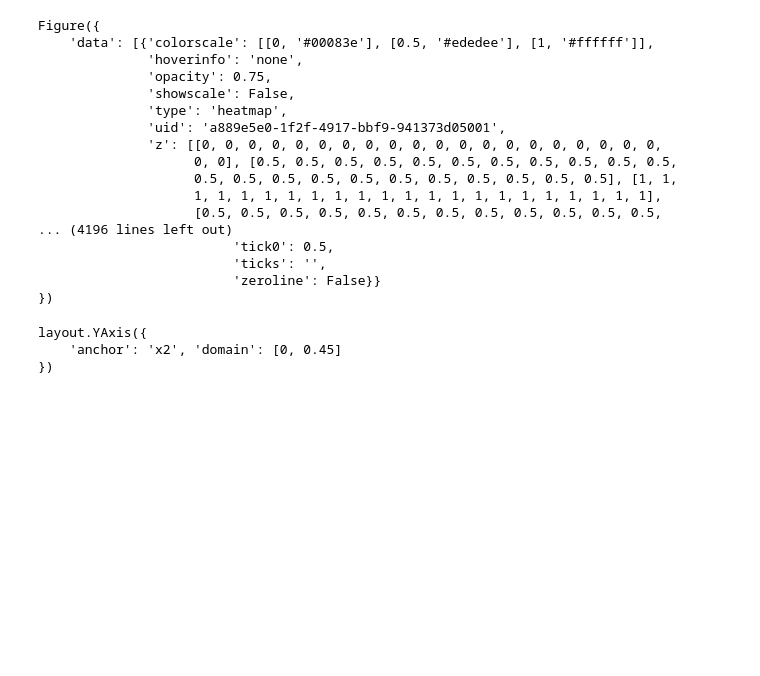
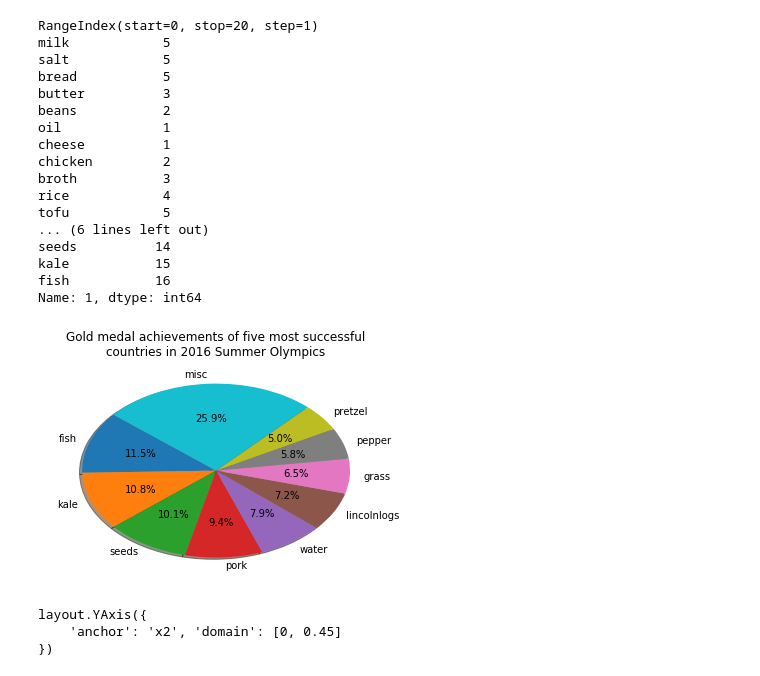
Before and after one commit to kamckeev/cuisine-query, a Jupyter notebook: graph_generator.ipynb, the cells around one changed output. Drawn from its saved outputs; the diff is of its cells as text; code cells hidden in the pictures; blank space fills up the shorter version.

```diff
--- a/graph_generator.ipynb
+++ b/graph_generator.ipynb
@@ -33,4 +33,46 @@ print(df)
 19     72    77    82
 
 [20 rows x 22 columns]
+# %%
+country_data = df["cuisine"]
+medal_data = df.iloc[:,2:]
+
+#cuisine_loc = country_data.str.match("filipino")
+#print(cuisine_loc)
+#select data for a single cuisine, can be looped later
+this_cuisine = country_data.iloc[1]
+this_data = medal_data.iloc[1]
+
+#print(this_data)
+#create subset of largest used ingredients
+subset = this_data.nlargest(9)
+total = this_data.sum() # total count
+misc_data = pd.Series([total - subset.sum()], index = ["misc"]) # get count of remaining ingredients
+subset = subset.append(misc_data)
+
+#print(subset)
+# colors = ["#1f77b4", "#ff7f0e", "#2ca02c", "#d62728", "#8c564b"]
+# explode = (0.1, 0, 0, 0, 0)
+plt.pie(subset,labels = subset.index, autopct='%1.1f%%', shadow=True, startangle=140)
+plt.title("Gold medal achievements of five most successful\n"+"countries in 2016 Summer Olympics")
+plt.show()
+# %% [output]
+RangeIndex(start=0, stop=20, step=1)
+milk            5
+salt            5
+bread           5
+butter          3
+beans           2
+oil             1
+cheese          1
+chicken         2
+broth           3
+rice            4
+tofu            5
+... (6 lines left out)
+seeds          14
+kale           15
+fish           16
+Name: 1, dtype: int64
+[figure, added]
 # %%
@@ -38,20 +79,0 @@ sample_data_table = FF.create_table(df)
-# %%
-print(sample_data_table)
-# %% [output]
-Figure({
-    'data': [{'colorscale': [[0, '#00083e'], [0.5, '#ededee'], [1, '#ffffff']],
-              'hoverinfo': 'none',
-              'opacity': 0.75,
-              'showscale': False,
-              'type': 'heatmap',
-              'uid': 'a889e5e0-1f2f-4917-bbf9-941373d05001',
-              'z': [[0, 0, 0, 0, 0, 0, 0, 0, 0, 0, 0, 0, 0, 0, 0, 0, 0, 0, 0, 0,
-                    0, 0], [0.5, 0.5, 0.5, 0.5, 0.5, 0.5, 0.5, 0.5, 0.5, 0.5, 0.5,
-                    0.5, 0.5, 0.5, 0.5, 0.5, 0.5, 0.5, 0.5, 0.5, 0.5, 0.5], [1, 1,
-                    1, 1, 1, 1, 1, 1, 1, 1, 1, 1, 1, 1, 1, 1, 1, 1, 1, 1, 1, 1],
-                    [0.5, 0.5, 0.5, 0.5, 0.5, 0.5, 0.5, 0.5, 0.5, 0.5, 0.5, 0.5,
-... (4196 lines left out)
-                         'tick0': 0.5,
-                         'ticks': '',
-                         'zeroline': False}}
-})
```
Also changed, not shown: parts of 7 cells of this notebook, 8 other files.
